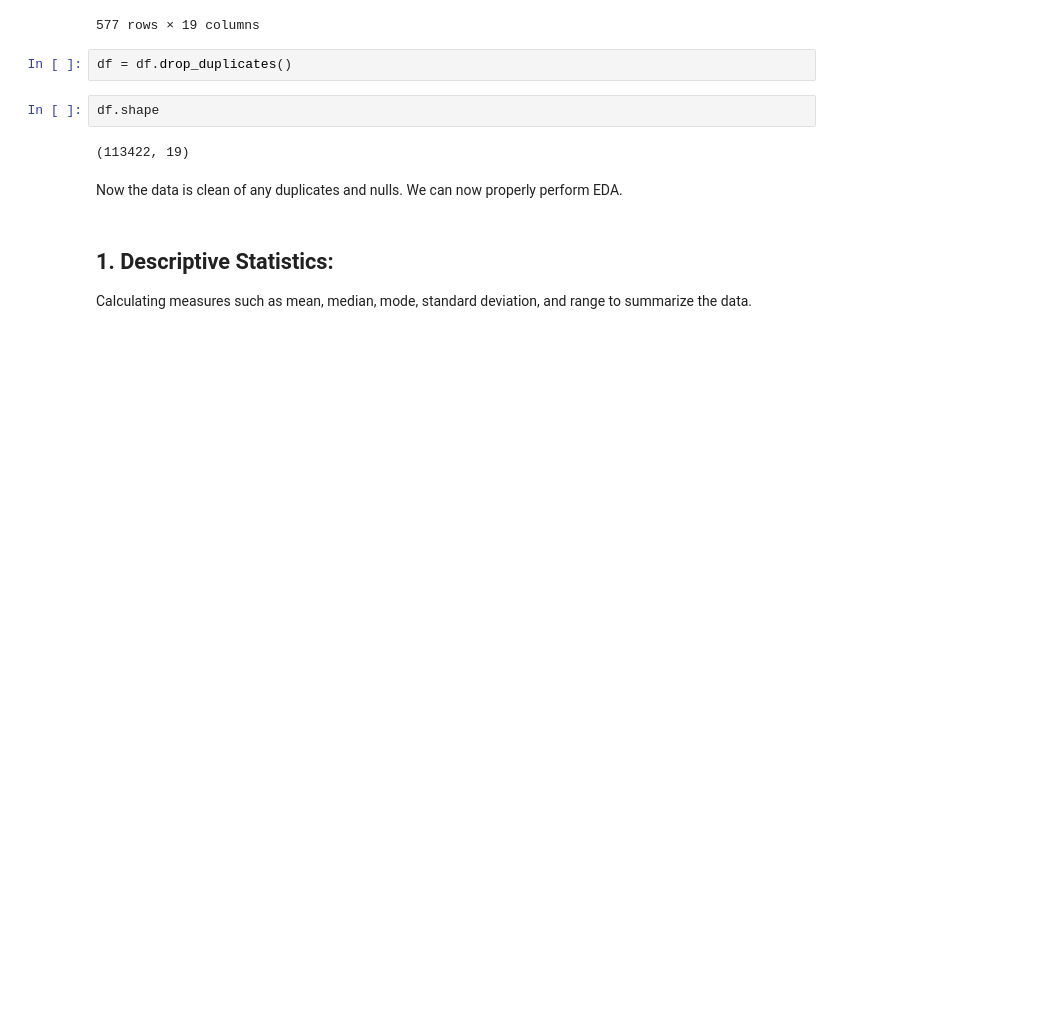
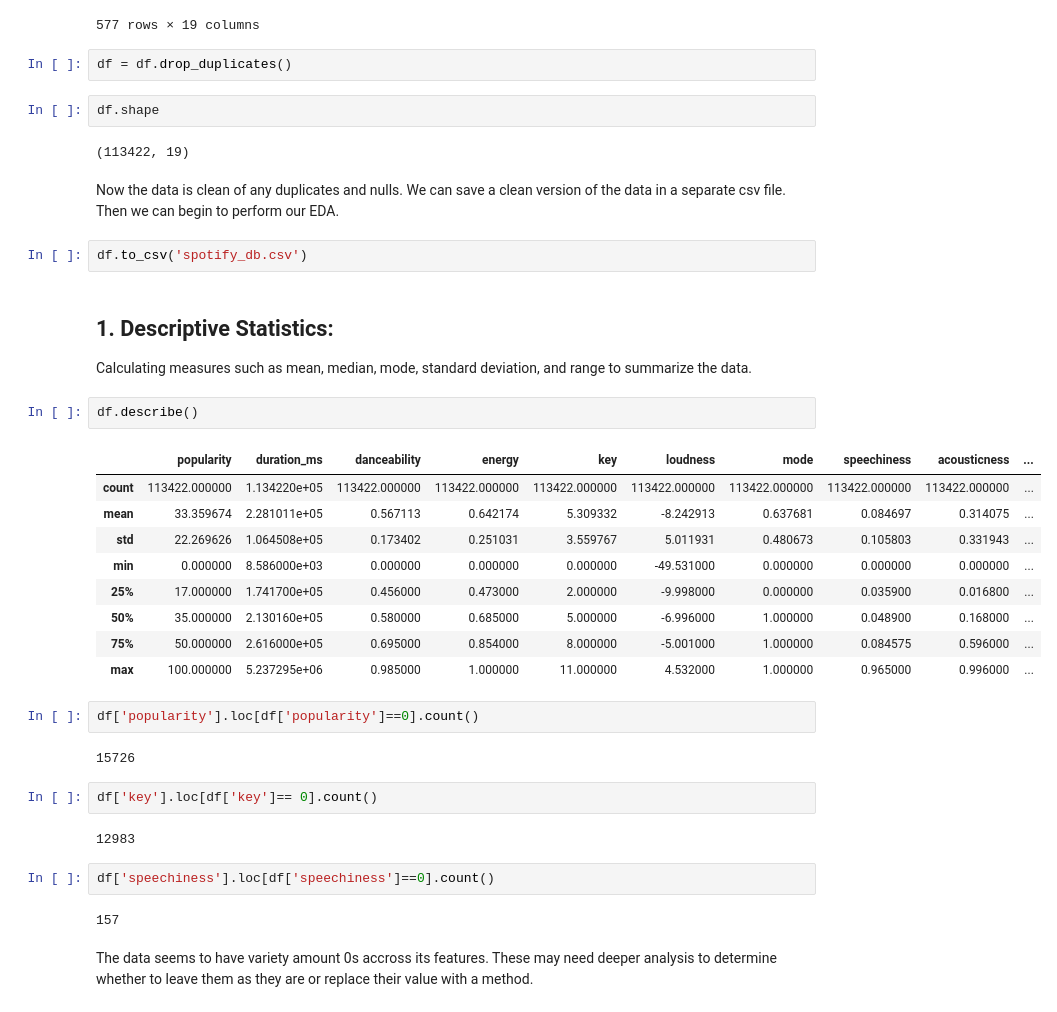
Before and after one commit to CC-Sev/spotify_analysis, a Jupyter notebook: eda.ipynb, the cells around one changed output. Drawn from its saved outputs; the diff is of its cells as text; blank space fills up the shorter version.

Commit message:
performing EDA

```diff
--- a/eda.ipynb
+++ b/eda.ipynb
@@ -138,8 +138,37 @@ df.shape
 # %% [output]
 (113422, 19)
 # %% [markdown]
-Now the data is clean of any duplicates and nulls. We can now properly perform EDA.
+Now the data is clean of any duplicates and nulls. We can save a clean version of the data in a separate csv file. Then we can begin to perform our EDA.
+# %%
+df.to_csv('spotify_db.csv')
 # %% [markdown]
 ## 1. Descriptive Statistics:
 
 Calculating measures such as mean, median, mode, standard deviation, and range to summarize the data.
+# %%
+df.describe()
+# %% [output]
+|  | popularity | duration_ms | danceability | energy | key | loudness | mode | speechiness | acousticness | ... |
+| count | 113422.000000 | 1.134220e+05 | 113422.000000 | 113422.000000 | 113422.000000 | 113422.000000 | 113422.000000 | 113422.000000 | 113422.000000 | ... |
+| mean | 33.359674 | 2.281011e+05 | 0.567113 | 0.642174 | 5.309332 | -8.242913 | 0.637681 | 0.084697 | 0.314075 | ... |
+| std | 22.269626 | 1.064508e+05 | 0.173402 | 0.251031 | 3.559767 | 5.011931 | 0.480673 | 0.105803 | 0.331943 | ... |
+| min | 0.000000 | 8.586000e+03 | 0.000000 | 0.000000 | 0.000000 | -49.531000 | 0.000000 | 0.000000 | 0.000000 | ... |
+| 25% | 17.000000 | 1.741700e+05 | 0.456000 | 0.473000 | 2.000000 | -9.998000 | 0.000000 | 0.035900 | 0.016800 | ... |
+| 50% | 35.000000 | 2.130160e+05 | 0.580000 | 0.685000 | 5.000000 | -6.996000 | 1.000000 | 0.048900 | 0.168000 | ... |
+| 75% | 50.000000 | 2.616000e+05 | 0.695000 | 0.854000 | 8.000000 | -5.001000 | 1.000000 | 0.084575 | 0.596000 | ... |
+| max | 100.000000 | 5.237295e+06 | 0.985000 | 1.000000 | 11.000000 | 4.532000 | 1.000000 | 0.965000 | 0.996000 | ... |
+# %%
+df['popularity'].loc[df['popularity']==0].count()
+# %% [output]
+15726
+# %%
+df['key'].loc[df['key']== 0].count()
+# %% [output]
+12983
+# %%
+df['speechiness'].loc[df['speechiness']==0].count()
+# %% [output]
+157
+# %% [markdown]
+The data seems to have variety amount 0s accross its features.
+These may need deeper analysis to determine whether to leave them as they are or replace their value with a method.
```
Also changed, not shown: parts of 1 cell of this notebook, 1 other file.
